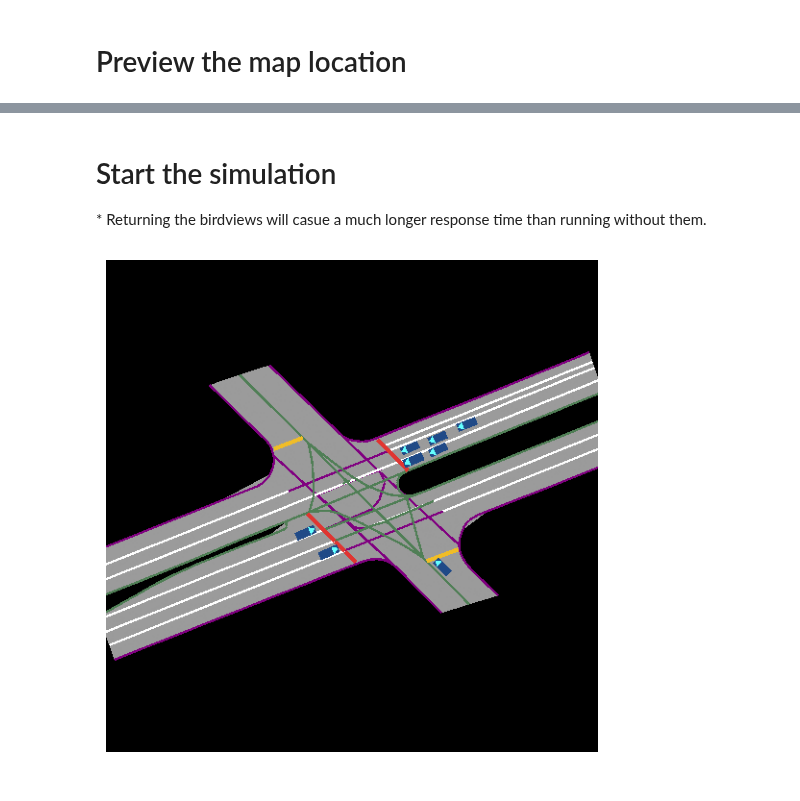
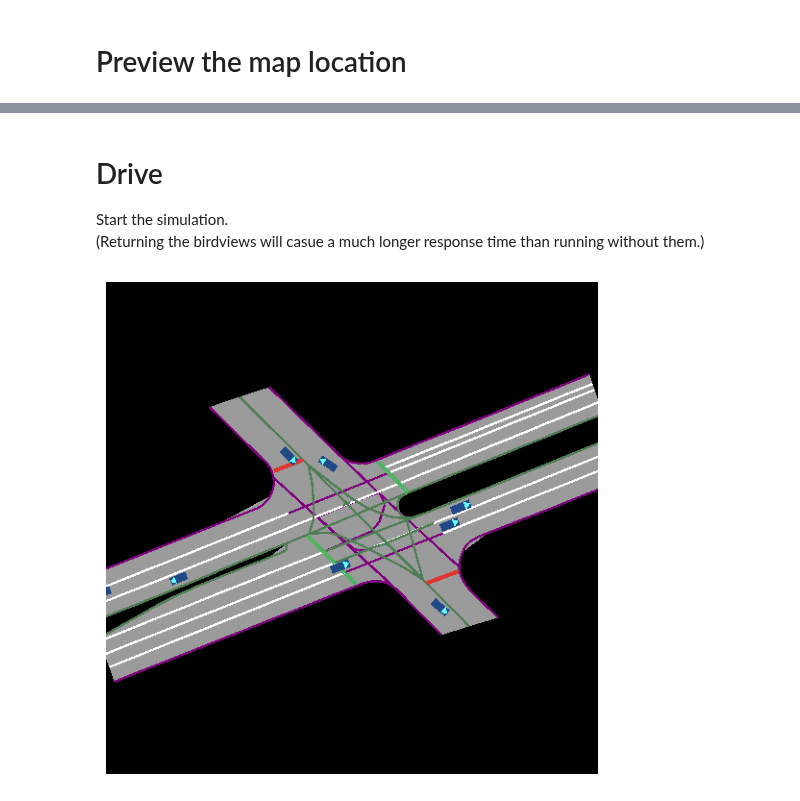
Before and after one commit to inverted-ai/invertedai, a Jupyter notebook: examples/npc_only_colab.ipynb, the cells around one changed output, grey strips where cells are left out. Drawn from its saved outputs; the diff is of its cells as text; code cells hidden in the pictures.

```diff
--- a/examples/npc_only_colab.ipynb
+++ b/examples/npc_only_colab.ipynb
@@ -33 +38,8 @@ ax.set_axis_off(), ax.imshow(rendered_map)
+# %%
+if any(actor.agent_type == "traffic-light" for actor in location_info_response.static_actors):
+    scene_has_lights = True
+    light_response = iai.light(location=location)
+else:
+    light_response = None
+    scene_has_lights = False
 # %% [markdown]
@@ -35,12 +48,11 @@ ax.set_axis_off(), ax.imshow(rendered_map)
 # %%
-simulation = iai.BasicCosimulation(
-    location=location,
-    agent_count=8,
-    get_birdview=True,
-    traffic_lights=True,
-)
-birdview = simulation.birdview.decode()
+response = iai.initialize(location,
+    traffic_light_state_history=[light_response.traffic_lights_states] if scene_has_lights else None,
+    get_birdview = True,
+    agent_count = 10,)
+agent_attributes = response.agent_attributes
+rendered_map = response.birdview.decode()
 fig, ax = plt.subplots(constrained_layout=True, figsize=(5, 5))
-ax.set_axis_off(), ax.imshow(birdview)
+ax.set_axis_off(), ax.imshow(rendered_map)
 # %% [output]
 (None, <matplotlib.image.AxesImage at 0x...>)
@@ -48,19 +60,33 @@ ax.set_axis_off(), ax.imshow(birdview)
 # %% [markdown]
-# Start the simulation
-\* Returning the birdviews will casue a much longer response time than running without them.
+# Drive
+Start the simulation.\
+(Returning the birdviews will casue a much longer response time than running without them.)
 # %%
 fig, ax = plt.subplots(constrained_layout=True, figsize=(5, 5))
 ax.set_axis_off()
 frames = []
 for t in range(simulation_length):
-    simulation.step(current_ego_agent_states=[])
-    birdview = simulation.birdview.decode()
-    frames.append(birdview)
+
+    light_response = iai.light(location=location, recurrent_states=light_response.recurrent_states) if scene_has_lights else None
+
+
+    response = iai.drive(
+        agent_attributes=agent_attributes,
+        agent_states=response.agent_states,
+        recurrent_states=response.recurrent_states,
+        get_birdview=True,
+        location=location,
+        get_infractions=True,
+        traffic_lights_states=light_response.traffic_lights_states if scene_has_lights else None,
+    )
+
+    image = response.birdview.decode()
+    frames.append(image)
     ax.imshow(frames[-1])
     display(plt.gcf())
     clear_output(wait=True)
 # %% [output]
-[figure, old version]
+[figure, new version]
 # %%
 imageio.mimsave("iai-drive.gif", np.array(frames), format="GIF-PIL")
 Image(open('iai-drive.gif','rb').read())
```
Also changed, not shown: parts of 9 cells of this notebook, 8 other files.
